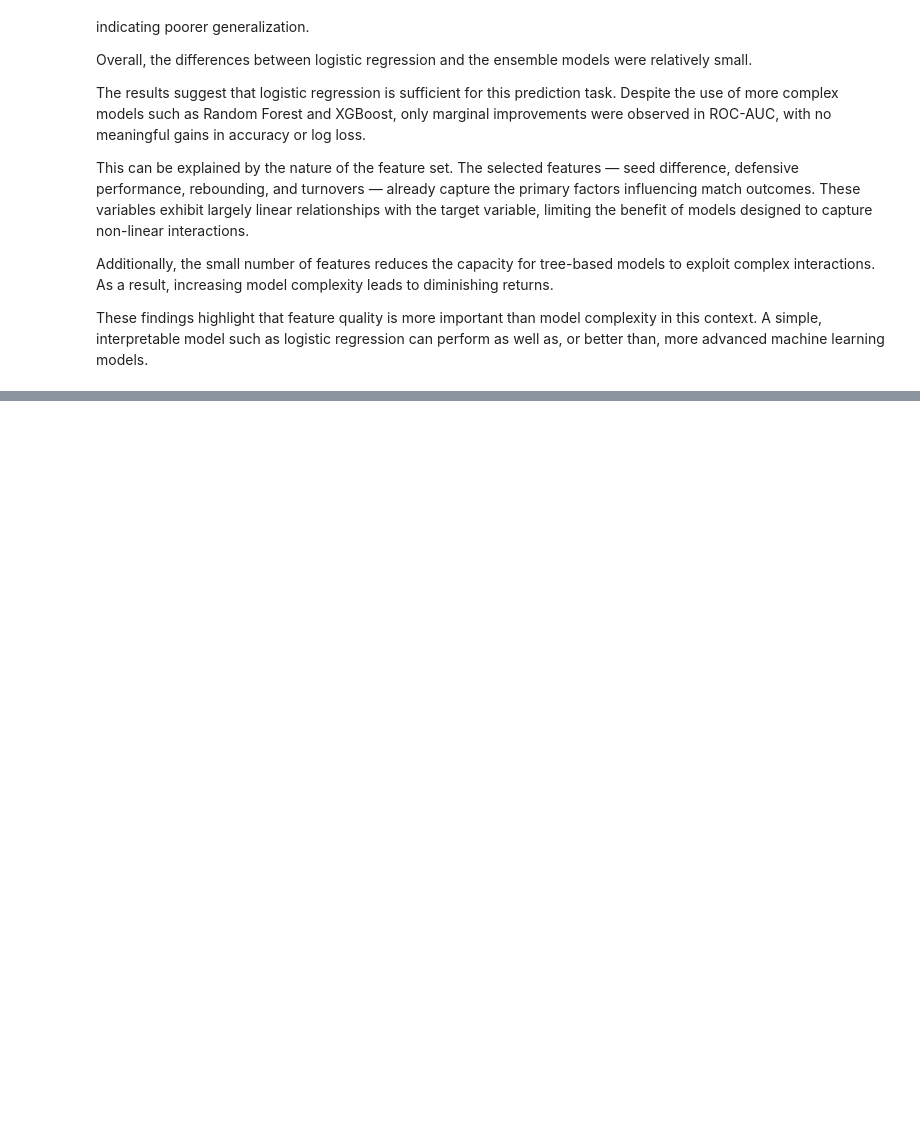
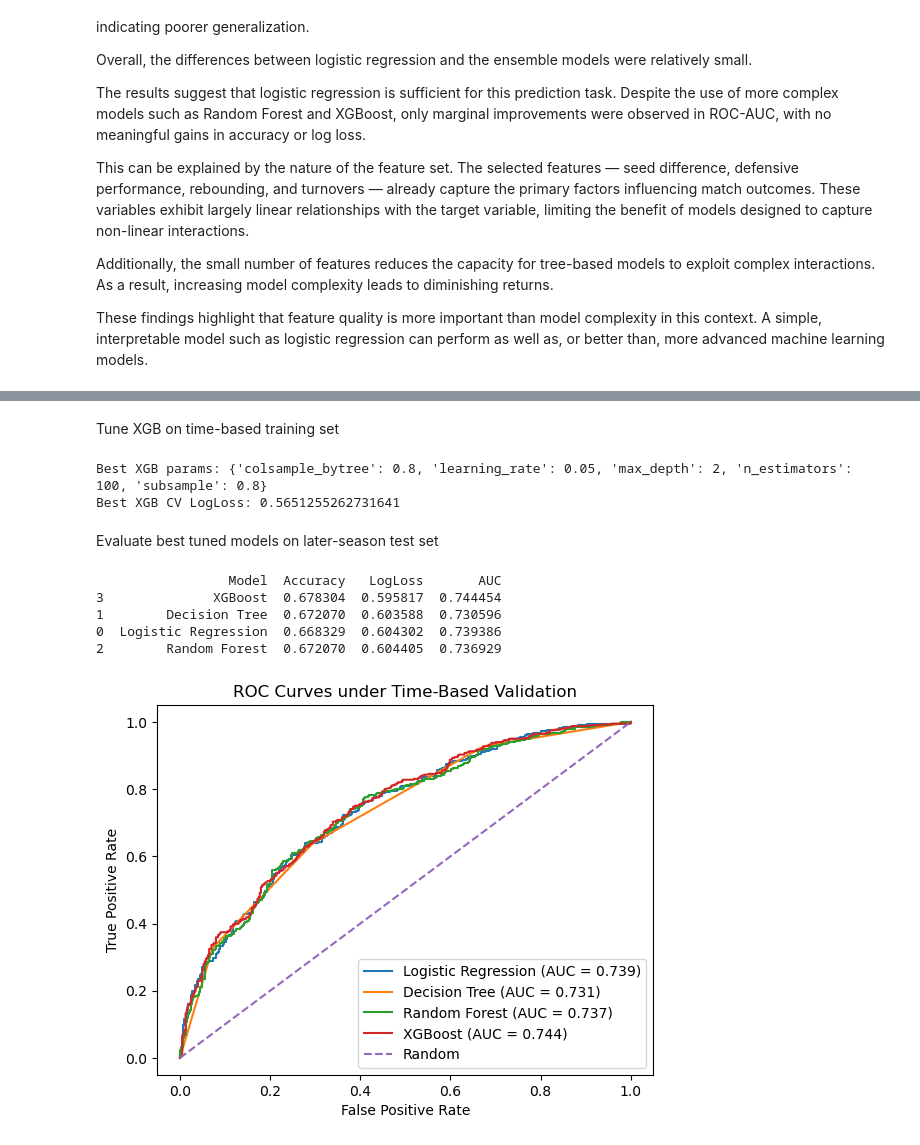
Before and after one commit to danielkwan2004/DBA3803_final_project, a Jupyter notebook: DBA3803_group11_final.ipynb, the cells around one changed output, grey strips where cells are left out. Cells and saved outputs as stored; diff of their text form; code cells hidden in the pictures; blank space fills up the shorter version.

Commit message:
Add time-based validation strategy

```diff
--- a/DBA3803_group11_final.ipynb
+++ b/DBA3803_group11_final.ipynb
@@ -975,0 +1120,80 @@ These findings highlight that feature quality is more important than model compl
+# %% [markdown]
+Tune XGB on time-based training set
+# %%
+xgb = XGBClassifier(
+    eval_metric="logloss",
+    random_state=42
+)
+
+xgb_param_grid = {
+    "n_estimators": [100, 200, 300],
+    "max_depth": [2, 3, 4, 5],
+    "learning_rate": [0.03, 0.05, 0.1],
+    "subsample": [0.8, 1.0],
+    "colsample_bytree": [0.8, 1.0]
+}
+
+grid_xgb_time = GridSearchCV(
+    estimator=xgb,
+    param_grid=xgb_param_grid,
+    scoring="neg_log_loss",
+    cv=5,
+    n_jobs=-1
+)
+
+grid_xgb_time.fit(X_train_time, y_train_time)
+
+print("Best XGB params:", grid_xgb_time.best_params_)
+print("Best XGB CV LogLoss:", -grid_xgb_time.best_score_)
+# %% [output]
+Best XGB params: {'colsample_bytree': 0.8, 'learning_rate': 0.05, 'max_depth': 2, 'n_estimators': 100, 'subsample': 0.8}
+Best XGB CV LogLoss: 0.5651255262731641
+# %% [markdown]
+Evaluate best tuned models on later-season test set
+# %%
+best_models_time = {
+    "Logistic Regression": grid_logreg_time.best_estimator_,
+    "Decision Tree": grid_tree_time.best_estimator_,
+    "Random Forest": grid_rf_time.best_estimator_,
+    "XGBoost": grid_xgb_time.best_estimator_
+}
+
+time_results = []
+
+for name, model in best_models_time.items():
+    y_pred = model.predict(X_test_time)
+    y_prob = model.predict_proba(X_test_time)[:, 1]
+
+    time_results.append({
+        "Model": name,
+        "Accuracy": accuracy_score(y_test_time, y_pred),
+        "LogLoss": log_loss(y_test_time, y_prob),
+        "AUC": roc_auc_score(y_test_time, y_prob)
+    })
+
+time_results_df = pd.DataFrame(time_results).sort_values(by="LogLoss")
+print(time_results_df)
+# %% [output]
+                 Model  Accuracy   LogLoss       AUC
+3              XGBoost  0.678304  0.595817  0.744454
+1        Decision Tree  0.672070  0.603588  0.730596
+0  Logistic Regression  0.668329  0.604302  0.739386
+2        Random Forest  0.672070  0.604405  0.736929
+# %%
+plt.figure()
+
+for name, model in best_models_time.items():
+    y_prob = model.predict_proba(X_test_time)[:, 1]
+    fpr, tpr, _ = roc_curve(y_test_time, y_prob)
+    auc = roc_auc_score(y_test_time, y_prob)
+    plt.plot(fpr, tpr, label=f"{name} (AUC = {auc:.3f})")
+
+plt.plot([0, 1], [0, 1], linestyle="--", label="Random")
+
+plt.xlabel("False Positive Rate")
+plt.ylabel("True Positive Rate")
+plt.title("ROC Curves under Time-Based Validation")
+plt.legend()
+plt.show()
+# %% [output]
+[figure, added]
```
Also changed, not shown: parts of 17 cells of this notebook, 1 other file.
